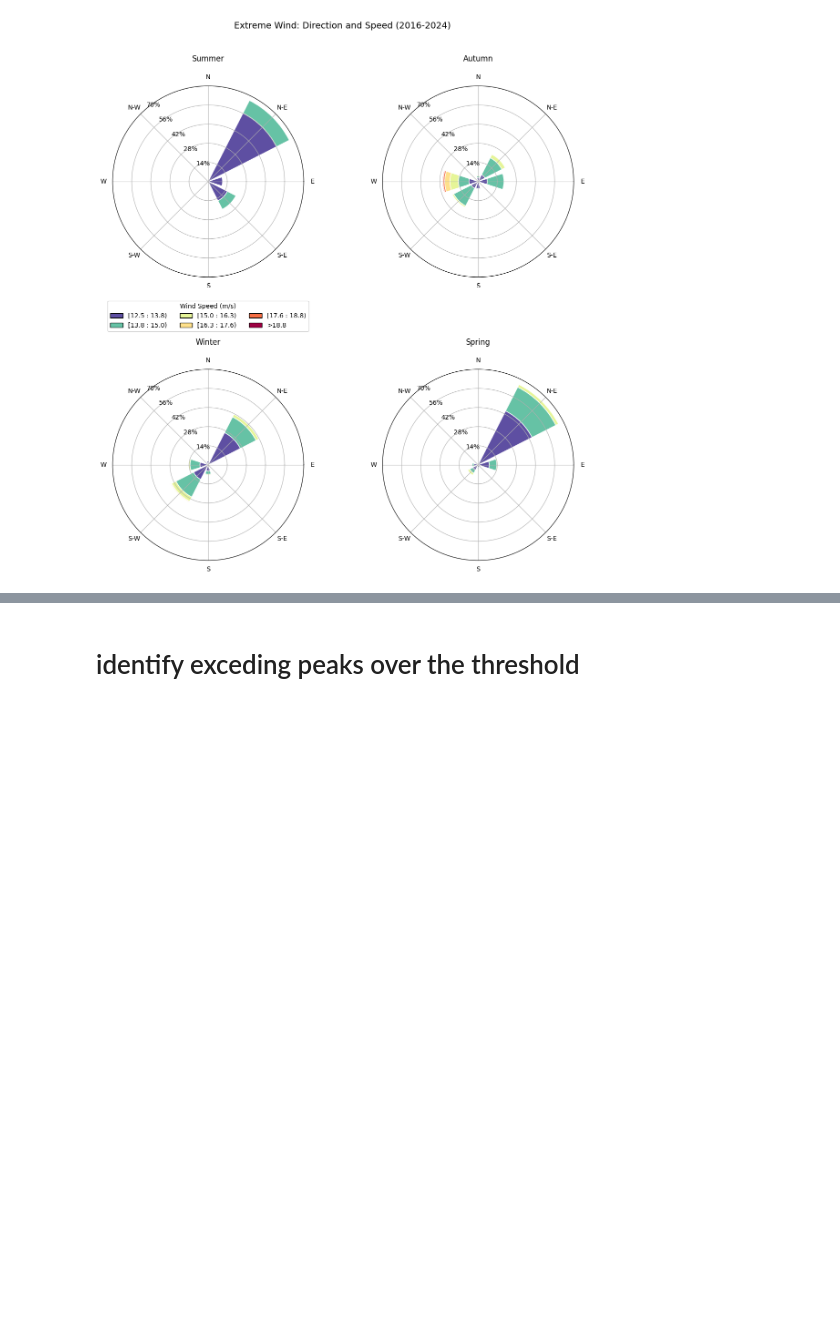
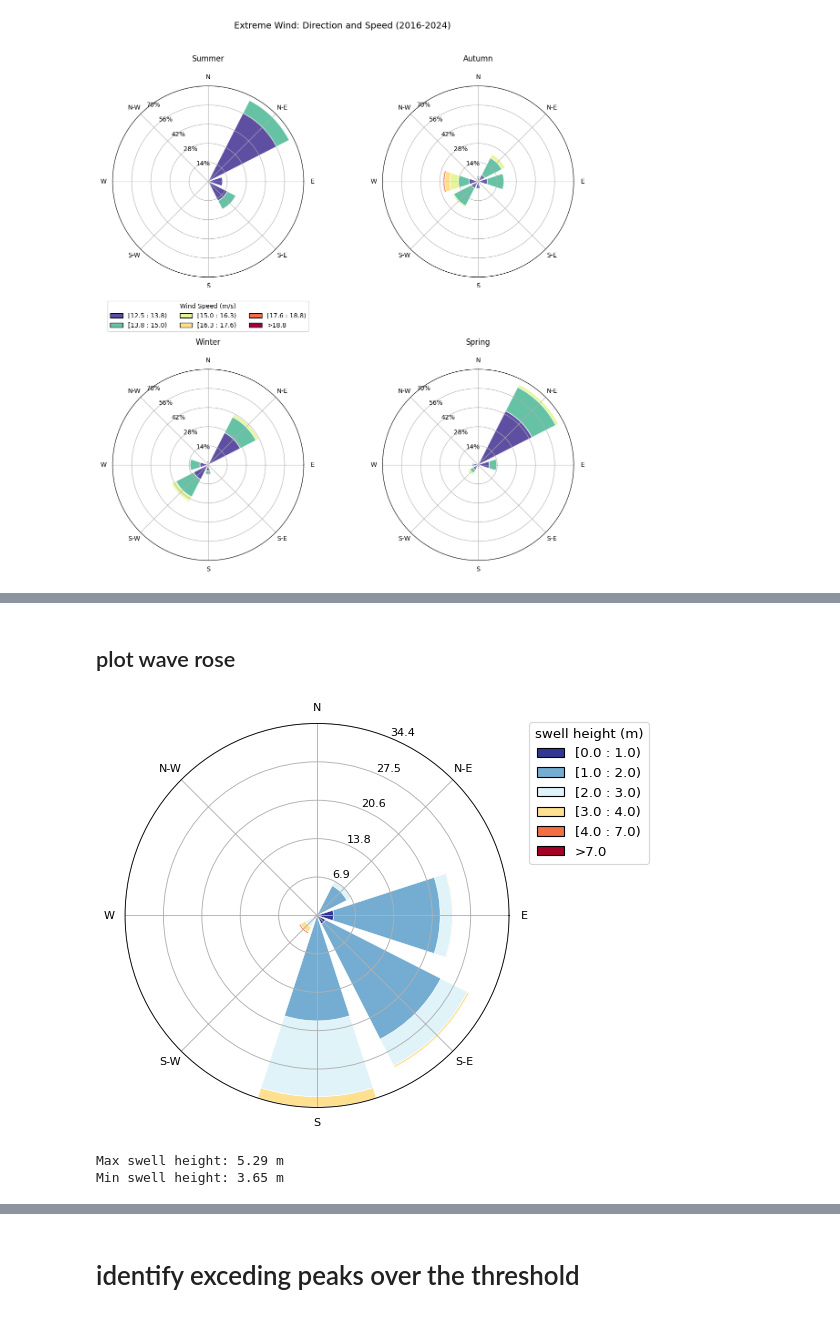
Before and after one commit to loclisam/SARC_LISA_2025, a Jupyter notebook: meteocean_organized_v1.ipynb, the cells around one changed output, grey strips where cells are left out. Saved outputs shown, nothing was run; the diff lists cells and outputs as text; code cells hidden in the pictures; blank space fills up the shorter version.

```diff
--- a/meteocean_organized_v1.ipynb
+++ b/meteocean_organized_v1.ipynb
@@ -919,0 +990,36 @@ plt.show()
+# %% [markdown]
+## plot wave rose
+# %%
+# plot swell roseplot
+ax = windrose.WindroseAxes.from_ax(figsize=(6,6))
+ax.bar(
+    swell_df['mdts'],
+    swell_df['shts'],
+    bins=wave_bins,
+    nsector=8,
+    normed=True,
+    opening=0.8,
+    edgecolor='white',
+    linewidth=0.5,
+    cmap=plt.cm.RdYlBu_r
+)
+legend = ax.set_legend(title='swell height (m)',
+              loc='upper right',
+                bbox_to_anchor=(1.36, 1),
+                fontsize=12)
+plt.setp(legend.get_title(), fontsize=12) # Adjust legend title font size
+# set legend text font size
+for text in legend.get_texts():
+    text.set_fontsize(12)
+# %% [output]
+[figure, added]
+# %%
+extreme_swell_df = swell_df[swell_df['shts'] >= q99_swell] # filtering extreme swell heights
+max_swell_height = extreme_swell_df['shts'].max()
+min_swell_height = extreme_swell_df['shts'].min()
+
+print(f'Max swell height: {max_swell_height:.2f} m')
+print(f'Min swell height: {min_swell_height:.2f} m')
+# %% [output]
+Max swell height: 5.29 m
+Min swell height: 3.65 m
```
Also changed, not shown: parts of 21 cells of this notebook.
